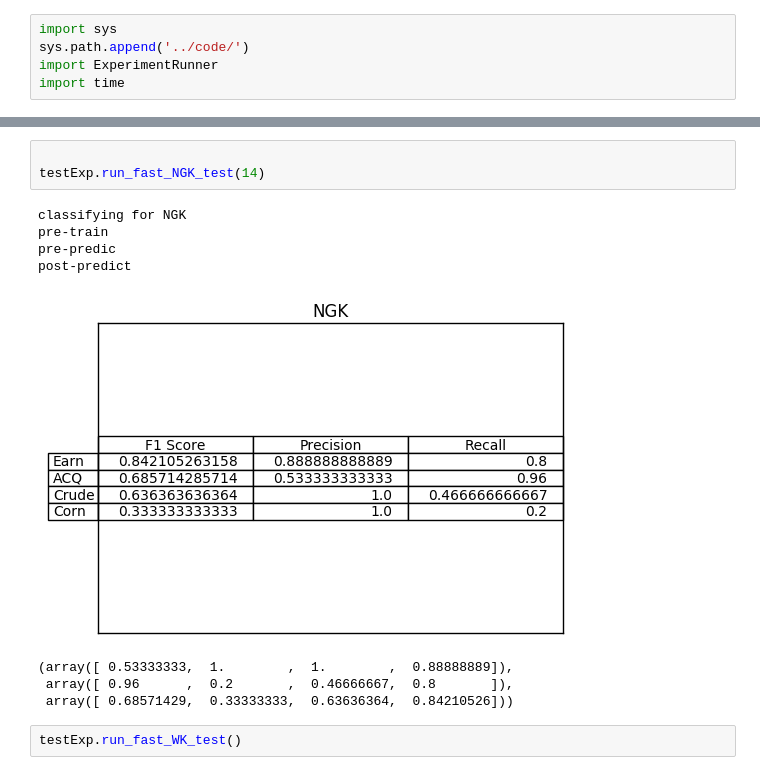
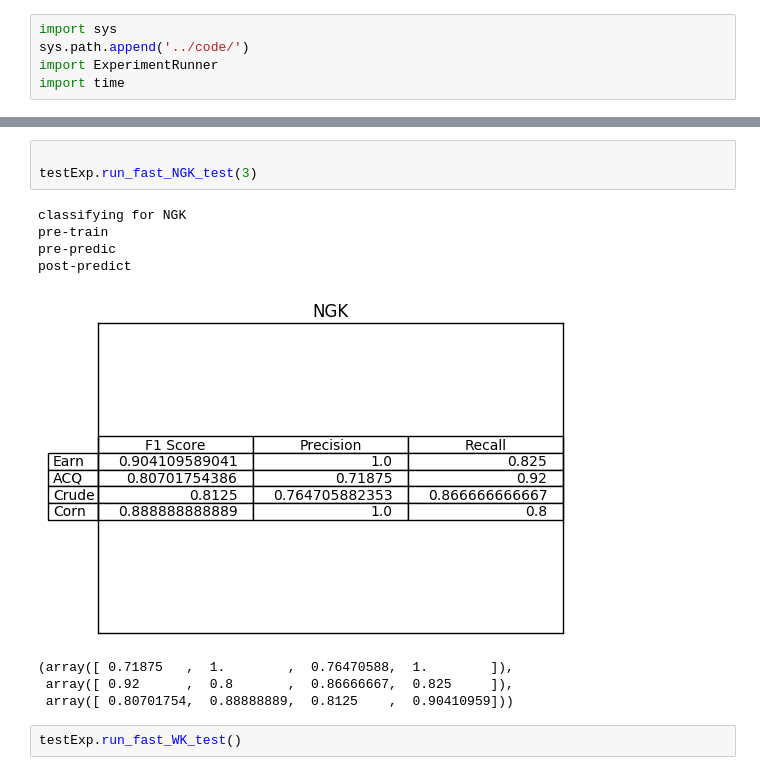
Before and after one commit to fabianschilling/string-kernels, a Jupyter notebook: notebooks/StartExperiment.ipynb, the cells around one changed output, grey strips where cells are left out. Drawn from its saved outputs; the diff is of its cells as text.

```diff
--- a/notebooks/StartExperiment.ipynb
+++ b/notebooks/StartExperiment.ipynb
@@ -14,15 +14,15 @@ done
 # %%
 
-testExp.run_fast_NGK_test(14)
+testExp.run_fast_NGK_test(3)
 # %% [output]
 classifying for NGK
 pre-train
 pre-predic
 post-predict
-[figure, old version]
+[figure, new version]
-(array([ 0.53333333,  1.        ,  1.        ,  0.88888889]),
- array([ 0.96      ,  0.2       ,  0.46666667,  0.8       ]),
- array([ 0.68571429,  0.33333333,  0.63636364,  0.84210526]))
+(array([ 0.71875   ,  1.        ,  0.76470588,  1.        ]),
+ array([ 0.92      ,  0.8       ,  0.86666667,  0.825     ]),
+ array([ 0.80701754,  0.88888889,  0.8125    ,  0.90410959]))
 # %%
 testExp.run_fast_WK_test()
 # %% [output]
```
Also changed, not shown: parts of 2 cells of this notebook, 4 other files.
